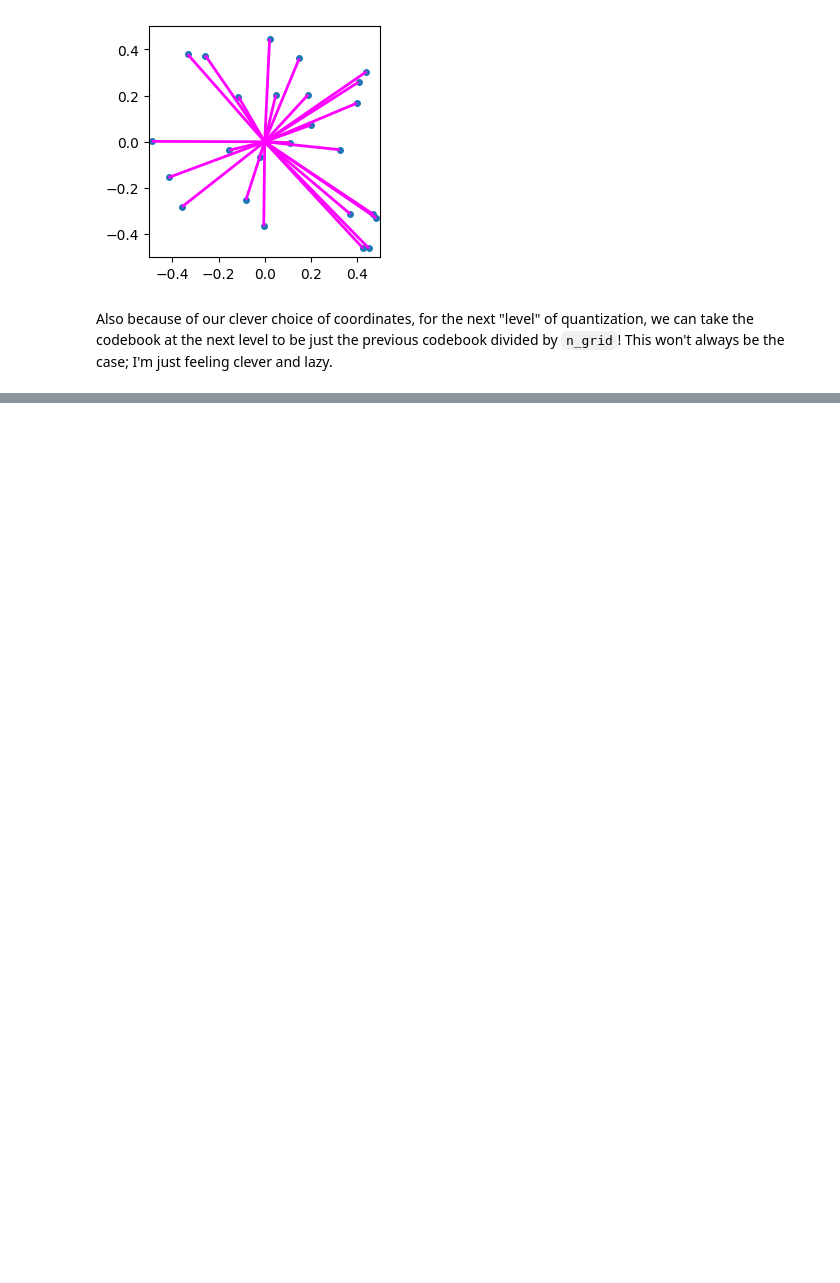
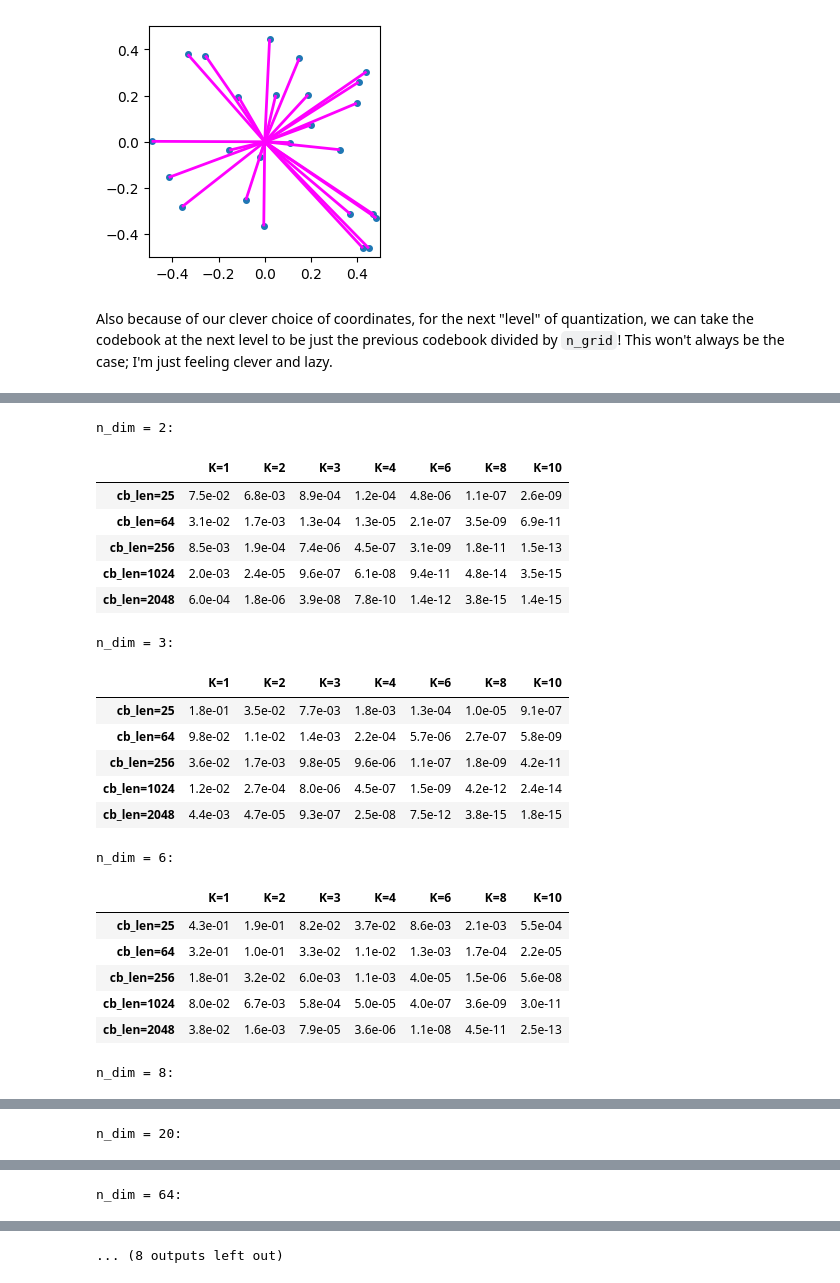
Before and after one commit to drscotthawley/blog, a Jupyter notebook: posts/2023-06-12-RVQ.ipynb, the cells around one changed output, grey strips where cells are left out. Drawn from its saved outputs; the diff is of its cells as text; code cells hidden in the pictures; blank space fills up the shorter version.

```diff
--- a/posts/2023-06-13-RVQ.ipynb
+++ b/posts/2023-06-12-RVQ.ipynb
@@ -401,0 +863,77 @@ def quantizer(data, n_grid, level=0, domain_min=-0.5, domain_max=0.5, prev_codeb
+# %%
+#| code-fold: true
+#| code-summary: "Show the code"
+
+import torch
+from vector_quantize_pytorch import ResidualVQ
+from functools import partial
+
+def make_pretty(d,styler):
+    styler.set_caption(f"n_dim = {d}:")
+    styler.format(lambda e: f'{10**e:0.1e}')   # undo the log op
+    styler.background_gradient(axis=None, vmin=-12, vmax=1, cmap="plasma")
+    return styler
+
+def show_colored_data(results_d, d, cb_lengths, K_choices):
+    "displays a dataframe table but colors the background according to log10 of the numbers"
+    rdf = pd.DataFrame(np.log10(results_d.numpy()),
+                       columns=[f'K={k}' for k in K_choices],
+                       index=[f'cb_len={c}' for c in cb_lengths])
+    ourfunc = partial(make_pretty,d)
+    display(rdf.style.pipe(ourfunc))
+    return
+
+n_dim = 256  # number of dimensions
+cb_len = 256 # codebook length
+K = 4        # number of codebooks
+npoints_hd = 4096  # number of data points in high-dim space
+
+d_choices = [2, 3, 6, 8, 20, 64, 128, 256, 512, 1024]  # dimensions to try
+cb_lengths = [25, 64, 256, 1024, 2048]                 # codebook lengths
+K_choices = [1,2,3,4,6,8,10]#,16]                           # variable numbers of codebooks
+
+results = torch.empty( ( len(d_choices), len(cb_lengths), len(K_choices) )).cpu()
+for q1, n_dim in enumerate(d_choices):
+    #print(f"\nd={n_dim:4}:       {' '.join([f'      K={i}' for i in K_choices])}")
+    for q2, cb_len in enumerate(cb_lengths):
+        #print(f"   cb_len={cb_len:4}: ",end="")
+        for q3, K in enumerate(K_choices):
+
+            residual_vq = ResidualVQ(
+                dim = n_dim,
+                codebook_size = cb_len,
+                num_quantizers = K,
+                kmeans_init = True,   # set to True
+                kmeans_iters = 10     # number of kmeans iterations to calculate the centroids for the codebook on init
+            )
+            torch.manual_seed(0)
+            x = torch.randn(1, npoints_hd, n_dim)
+            quantized, indices, commit_loss = residual_vq(x)
+            error = ((quantized - x)**2).mean()
+            #print(f"  {error:.1e} ", end="")
+            results[q1,q2,q3] = error
+        #print()
+    show_colored_data(results[q1], n_dim, cb_lengths, K_choices)
+# %% [output]
+n_dim = 2:
+|  | K=1 | K=2 | K=3 | K=4 | K=6 | K=8 | K=10 |
+| cb_len=25 | 7.5e-02 | 6.8e-03 | 8.9e-04 | 1.2e-04 | 4.8e-06 | 1.1e-07 | 2.6e-09 |
+| cb_len=64 | 3.1e-02 | 1.7e-03 | 1.3e-04 | 1.3e-05 | 2.1e-07 | 3.5e-09 | 6.9e-11 |
+| cb_len=256 | 8.5e-03 | 1.9e-04 | 7.4e-06 | 4.5e-07 | 3.1e-09 | 1.8e-11 | 1.5e-13 |
+| cb_len=1024 | 2.0e-03 | 2.4e-05 | 9.6e-07 | 6.1e-08 | 9.4e-11 | 4.8e-14 | 3.5e-15 |
+| cb_len=2048 | 6.0e-04 | 1.8e-06 | 3.9e-08 | 7.8e-10 | 1.4e-12 | 3.8e-15 | 1.4e-15 |
+n_dim = 3:
+|  | K=1 | K=2 | K=3 | K=4 | K=6 | K=8 | K=10 |
+| cb_len=25 | 1.8e-01 | 3.5e-02 | 7.7e-03 | 1.8e-03 | 1.3e-04 | 1.0e-05 | 9.1e-07 |
+| cb_len=64 | 9.8e-02 | 1.1e-02 | 1.4e-03 | 2.2e-04 | 5.7e-06 | 2.7e-07 | 5.8e-09 |
+| cb_len=256 | 3.6e-02 | 1.7e-03 | 9.8e-05 | 9.6e-06 | 1.1e-07 | 1.8e-09 | 4.2e-11 |
+| cb_len=1024 | 1.2e-02 | 2.7e-04 | 8.0e-06 | 4.5e-07 | 1.5e-09 | 4.2e-12 | 2.4e-14 |
+| cb_len=2048 | 4.4e-03 | 4.7e-05 | 9.3e-07 | 2.5e-08 | 7.5e-12 | 3.8e-15 | 1.8e-15 |
+n_dim = 6:
+|  | K=1 | K=2 | K=3 | K=4 | K=6 | K=8 | K=10 |
+| cb_len=25 | 4.3e-01 | 1.9e-01 | 8.2e-02 | 3.7e-02 | 8.6e-03 | 2.1e-03 | 5.5e-04 |
+| cb_len=64 | 3.2e-01 | 1.0e-01 | 3.3e-02 | 1.1e-02 | 1.3e-03 | 1.7e-04 | 2.2e-05 |
+| cb_len=256 | 1.8e-01 | 3.2e-02 | 6.0e-03 | 1.1e-03 | 4.0e-05 | 1.5e-06 | 5.6e-08 |
+| cb_len=1024 | 8.0e-02 | 6.7e-03 | 5.8e-04 | 5.0e-05 | 4.0e-07 | 3.6e-09 | 3.0e-11 |
+| cb_len=2048 | 3.8e-02 | 1.6e-03 | 7.9e-05 | 3.6e-06 | 1.1e-08 | 4.5e-11 | 2.5e-13 |
+n_dim = 8:
@@ -401,0 +946 @@ def quantizer(data, n_grid, level=0, domain_min=-0.5, domain_max=0.5, prev_codeb
+n_dim = 20:
@@ -401,0 +953 @@ def quantizer(data, n_grid, level=0, domain_min=-0.5, domain_max=0.5, prev_codeb
+n_dim = 64:
@@ -401,0 +960 @@ def quantizer(data, n_grid, level=0, domain_min=-0.5, domain_max=0.5, prev_codeb
+... (8 outputs left out)
```
Also changed, not shown: parts of 65 cells of this notebook.
